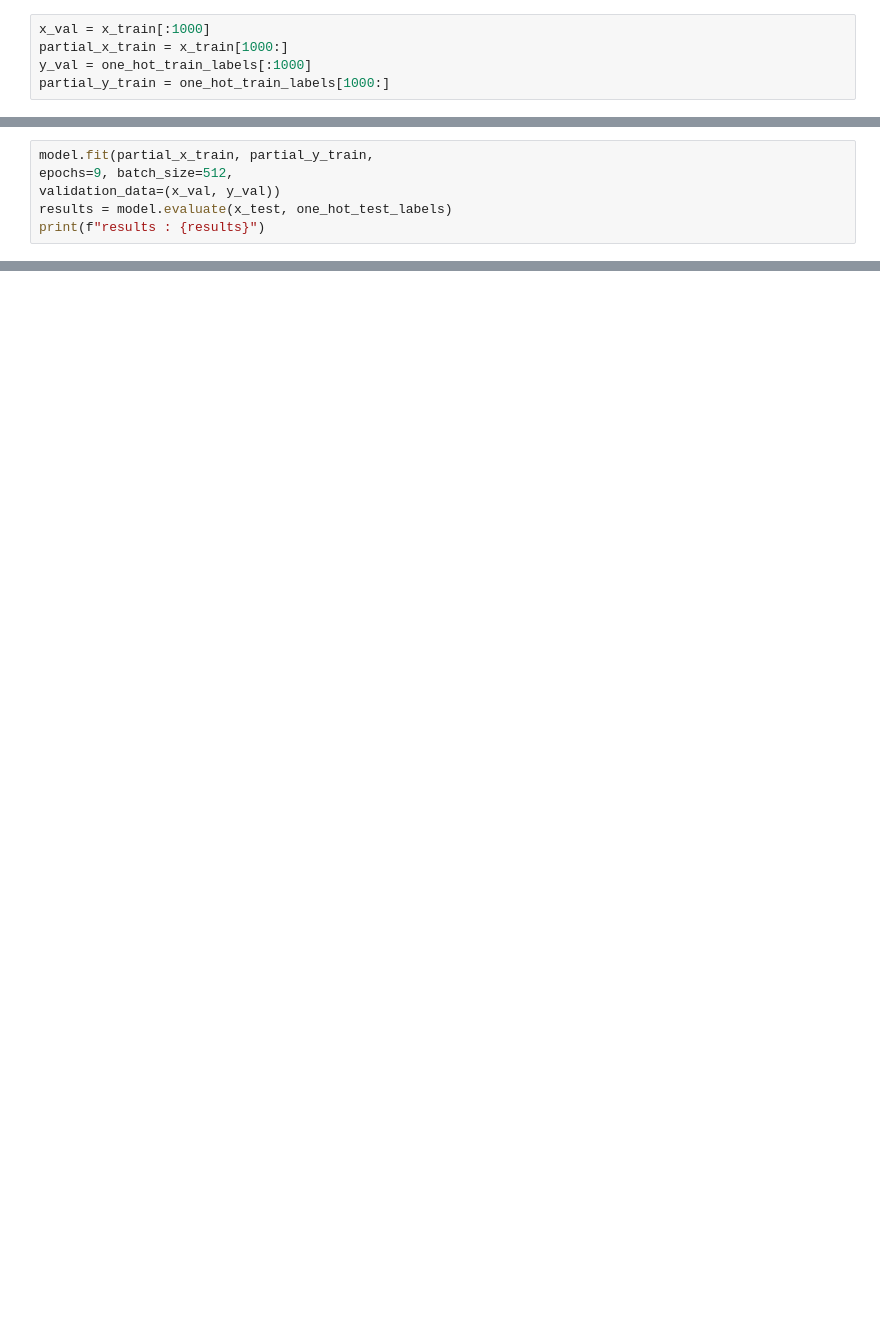
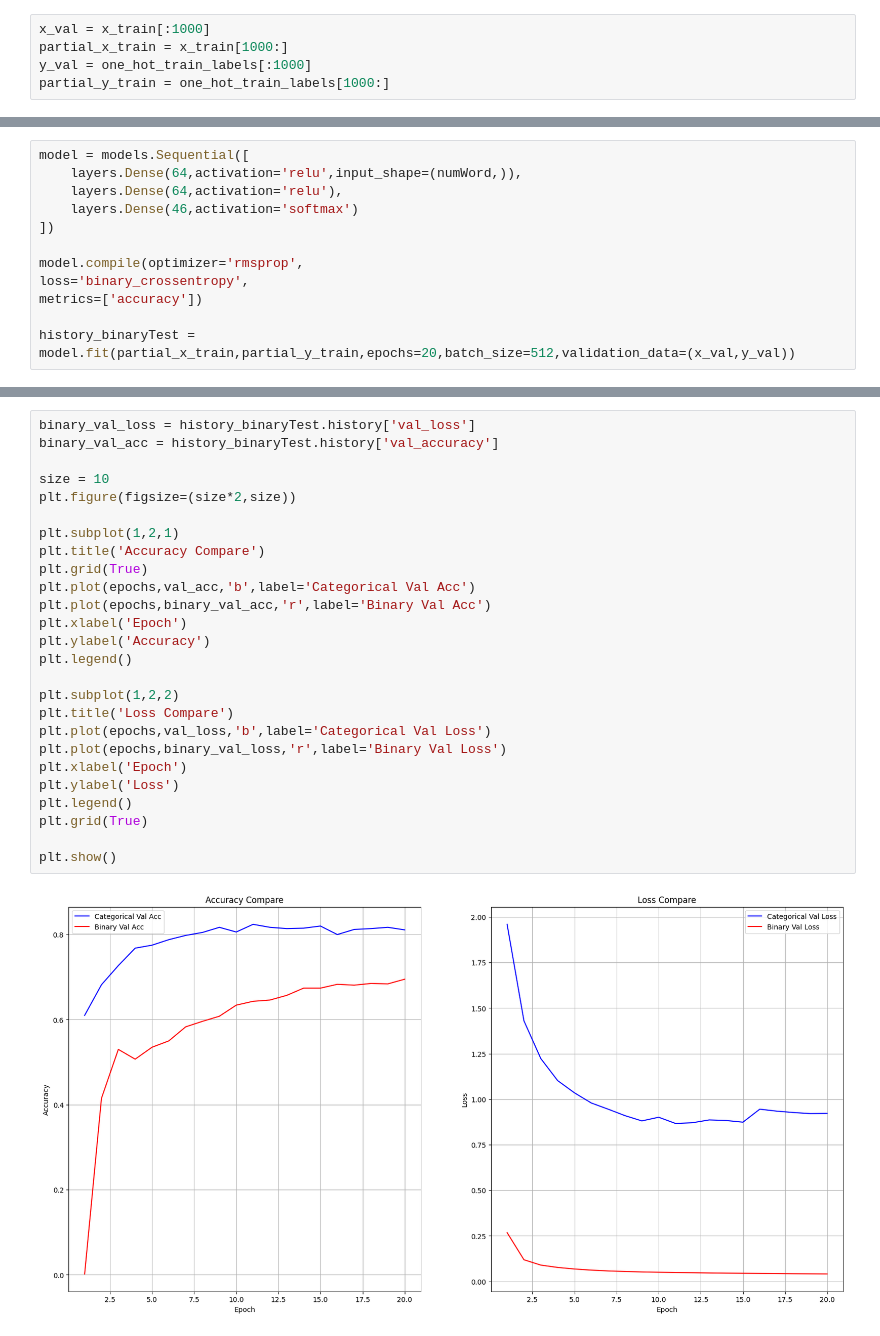
Before and after one commit to bpppoh/Mylearning, a Jupyter notebook: 4312/week6/class_learning.ipynb, the cells around one changed output, grey strips where cells are left out. Saved outputs shown, nothing was run; the diff lists cells and outputs as text; blank space fills up the shorter version.

```diff
--- a/4312/week6/class_learning.ipynb
+++ b/4312/week6/class_learning.ipynb
@@ -116,7 +107,13 @@ plt.show()
 # %%
-model.fit(partial_x_train, partial_y_train,
-epochs=9, batch_size=512,
-validation_data=(x_val, y_val))
-results = model.evaluate(x_test, one_hot_test_labels)
-print(f"results : {results}")
+model = models.Sequential([
+    layers.Dense(64,activation='relu',input_shape=(numWord,)),
+    layers.Dense(64,activation='relu'),
+    layers.Dense(46,activation='softmax')
+])
+
+model.compile(optimizer='rmsprop',
+loss='binary_crossentropy',
+metrics=['accuracy'])
+
+history_binaryTest = model.fit(partial_x_train,partial_y_train,epochs=20,batch_size=512,validation_data=(x_val,y_val))
 # %% [output]
@@ -143 +137,29 @@ results : [1.1327545642852783, 0.7898486256599426]
+# %%
+binary_val_loss = history_binaryTest.history['val_loss']
+binary_val_acc = history_binaryTest.history['val_accuracy']
+
+size = 10
+plt.figure(figsize=(size*2,size))
+
+plt.subplot(1,2,1)
+plt.title('Accuracy Compare')
+plt.grid(True)
+plt.plot(epochs,val_acc,'b',label='Categorical Val Acc')
+plt.plot(epochs,binary_val_acc,'r',label='Binary Val Acc')
+plt.xlabel('Epoch')
+plt.ylabel('Accuracy')
+plt.legend()
+
+plt.subplot(1,2,2)
+plt.title('Loss Compare')
+plt.plot(epochs,val_loss,'b',label='Categorical Val Loss')
+plt.plot(epochs,binary_val_loss,'r',label='Binary Val Loss')
+plt.xlabel('Epoch')
+plt.ylabel('Loss')
+plt.legend()
+plt.grid(True)
+
+plt.show()
+# %% [output]
+[figure, added]
 # %%
```
Also changed, not shown: parts of 18 cells of this notebook, 8 other files.
